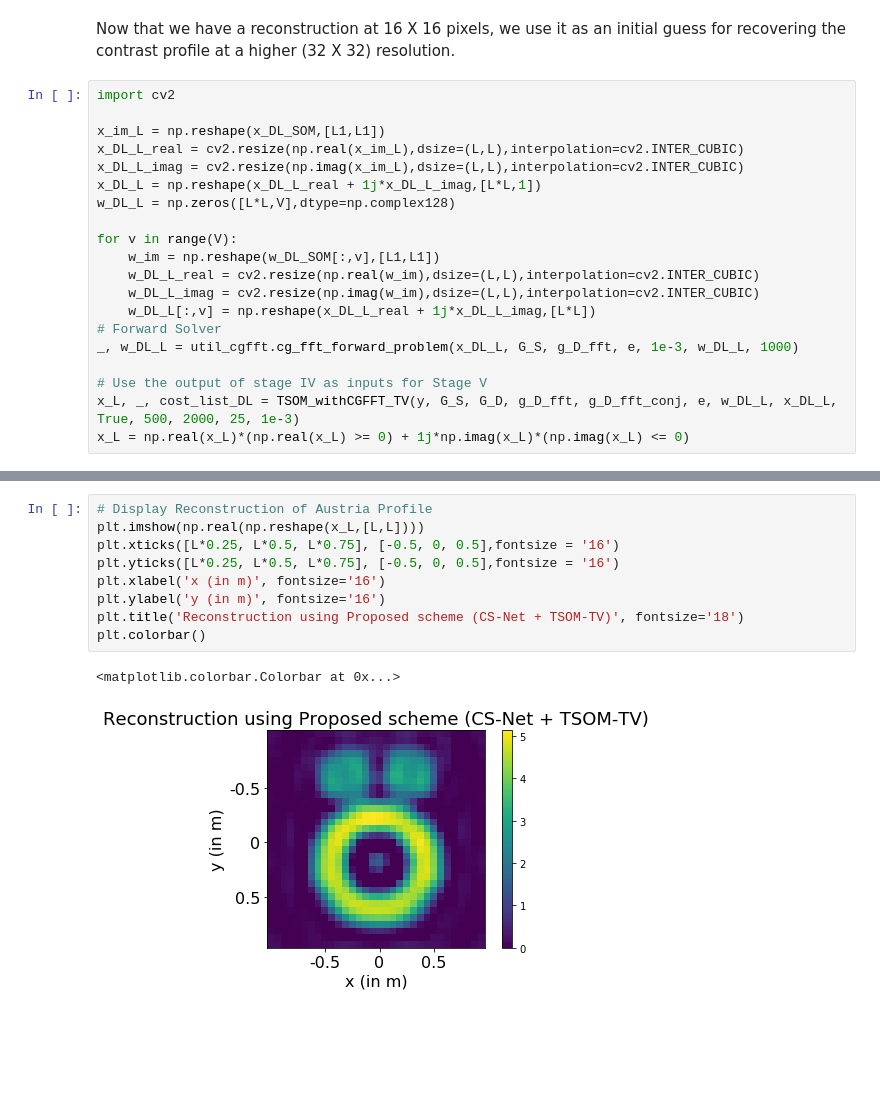
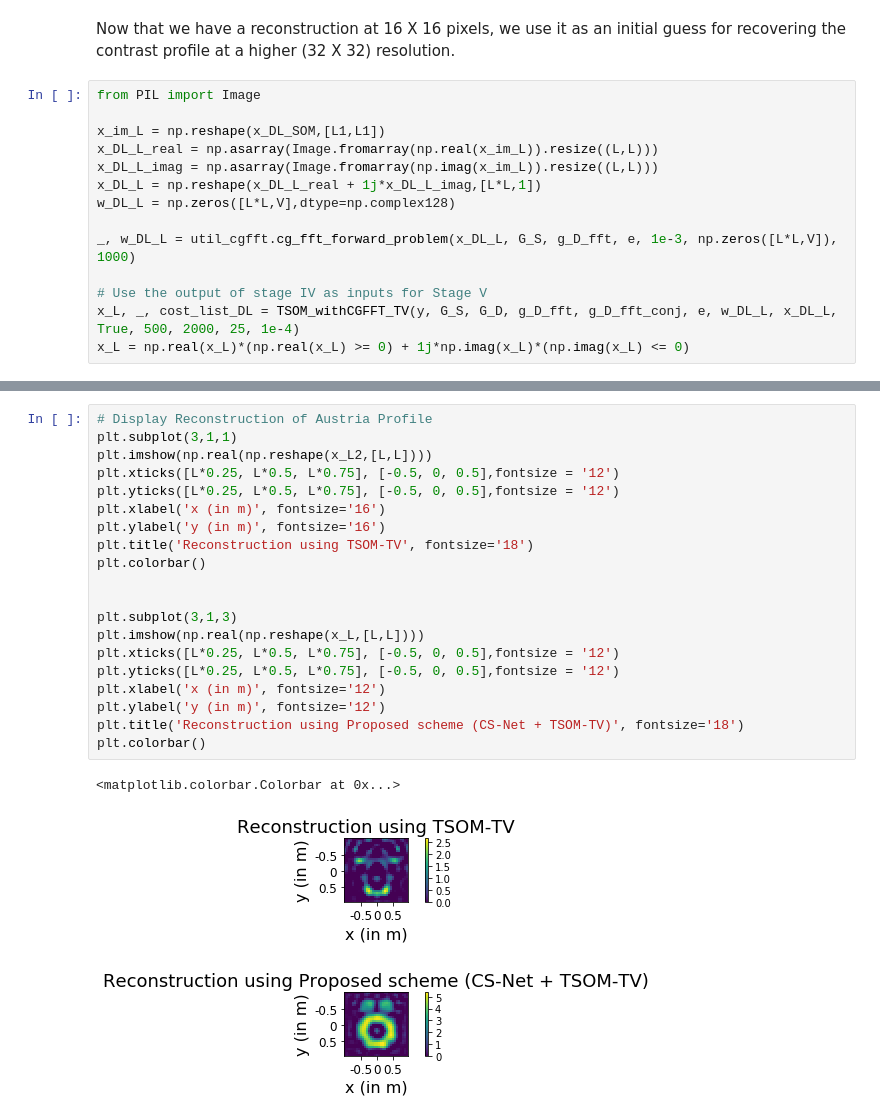
Before and after one commit to sanghviyashiitb/EmbeddingDLinISP-Github, a Jupyter notebook: Tutorial.ipynb, the cells around one changed output, grey strips where cells are left out. Drawn from its saved outputs; the diff is of its cells as text; blank space fills up the shorter version.

```diff
--- a/Tutorial.ipynb
+++ b/Tutorial.ipynb
@@ -266,23 +265,17 @@ Time elapsed:  148.0631070137024
 # %% [markdown]
 Now that we have a reconstruction at 16 X 16 pixels, we use it as an initial guess for recovering the contrast profile at a higher (32 X 32) resolution.
 # %%
-import cv2
+from PIL import Image
 
 x_im_L = np.reshape(x_DL_SOM,[L1,L1])
-x_DL_L_real = cv2.resize(np.real(x_im_L),dsize=(L,L),interpolation=cv2.INTER_CUBIC)
-x_DL_L_imag = cv2.resize(np.imag(x_im_L),dsize=(L,L),interpolation=cv2.INTER_CUBIC)
+x_DL_L_real = np.asarray(Image.fromarray(np.real(x_im_L)).resize((L,L)))
+x_DL_L_imag = np.asarray(Image.fromarray(np.imag(x_im_L)).resize((L,L)))
 x_DL_L = np.reshape(x_DL_L_real + 1j*x_DL_L_imag,[L*L,1])
 w_DL_L = np.zeros([L*L,V],dtype=np.complex128)
 
-for v in range(V):
-    w_im = np.reshape(w_DL_SOM[:,v],[L1,L1])
-    w_DL_L_real = cv2.resize(np.real(w_im),dsize=(L,L),interpolation=cv2.INTER_CUBIC)
-    w_DL_L_imag = cv2.resize(np.imag(w_im),dsize=(L,L),interpolation=cv2.INTER_CUBIC)
-    w_DL_L[:,v] = np.reshape(x_DL_L_real + 1j*x_DL_L_imag,[L*L])
-# Forward Solver
-_, w_DL_L = util_cgfft.cg_fft_forward_problem(x_DL_L, G_S, g_D_fft, e, 1e-3, w_DL_L, 1000)
+_, w_DL_L = util_cgfft.cg_fft_forward_problem(x_DL_L, G_S, g_D_fft, e, 1e-3, np.zeros([L*L,V]), 1000)
 
 # Use the output of stage IV as inputs for Stage V
-x_L, _, cost_list_DL = TSOM_withCGFFT_TV(y, G_S, G_D, g_D_fft, g_D_fft_conj, e, w_DL_L, x_DL_L, True, 500, 2000, 25, 1e-3)
+x_L, _, cost_list_DL = TSOM_withCGFFT_TV(y, G_S, G_D, g_D_fft, g_D_fft_conj, e, w_DL_L, x_DL_L, True, 500, 2000, 25, 1e-4)
 x_L = np.real(x_L)*(np.real(x_L) >= 0) + 1j*np.imag(x_L)*(np.imag(x_L) <= 0)
 # %% [output]
@@ -306,12 +299,23 @@ Time elapsed:  565.9383533000946
 # %%
 # Display Reconstruction of Austria Profile
-plt.imshow(np.real(np.reshape(x_L,[L,L])))
-plt.xticks([L*0.25, L*0.5, L*0.75], [-0.5, 0, 0.5],fontsize = '16')
-plt.yticks([L*0.25, L*0.5, L*0.75], [-0.5, 0, 0.5],fontsize = '16')
+plt.subplot(3,1,1)
+plt.imshow(np.real(np.reshape(x_L2,[L,L])))
+plt.xticks([L*0.25, L*0.5, L*0.75], [-0.5, 0, 0.5],fontsize = '12')
+plt.yticks([L*0.25, L*0.5, L*0.75], [-0.5, 0, 0.5],fontsize = '12')
 plt.xlabel('x (in m)', fontsize='16')
 plt.ylabel('y (in m)', fontsize='16')
+plt.title('Reconstruction using TSOM-TV', fontsize='18')
+plt.colorbar()
+
+
+plt.subplot(3,1,3)
+plt.imshow(np.real(np.reshape(x_L,[L,L])))
+plt.xticks([L*0.25, L*0.5, L*0.75], [-0.5, 0, 0.5],fontsize = '12')
+plt.yticks([L*0.25, L*0.5, L*0.75], [-0.5, 0, 0.5],fontsize = '12')
+plt.xlabel('x (in m)', fontsize='12')
+plt.ylabel('y (in m)', fontsize='12')
 plt.title('Reconstruction using Proposed scheme (CS-Net + TSOM-TV)', fontsize='18')
 plt.colorbar()
 # %% [output]
 <matplotlib.colorbar.Colorbar at 0x...>
-[figure, old version]
+[figure, new version]
```
Also changed, not shown: parts of 3 cells of this notebook, 1 other file.
